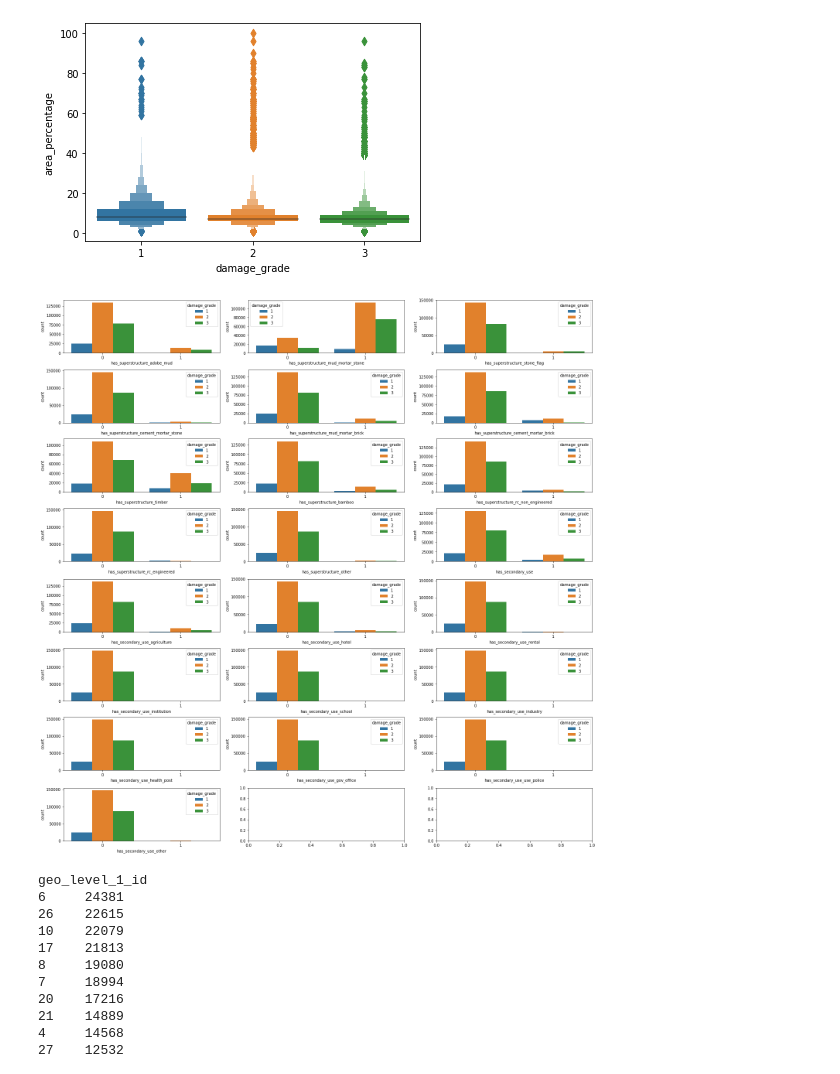
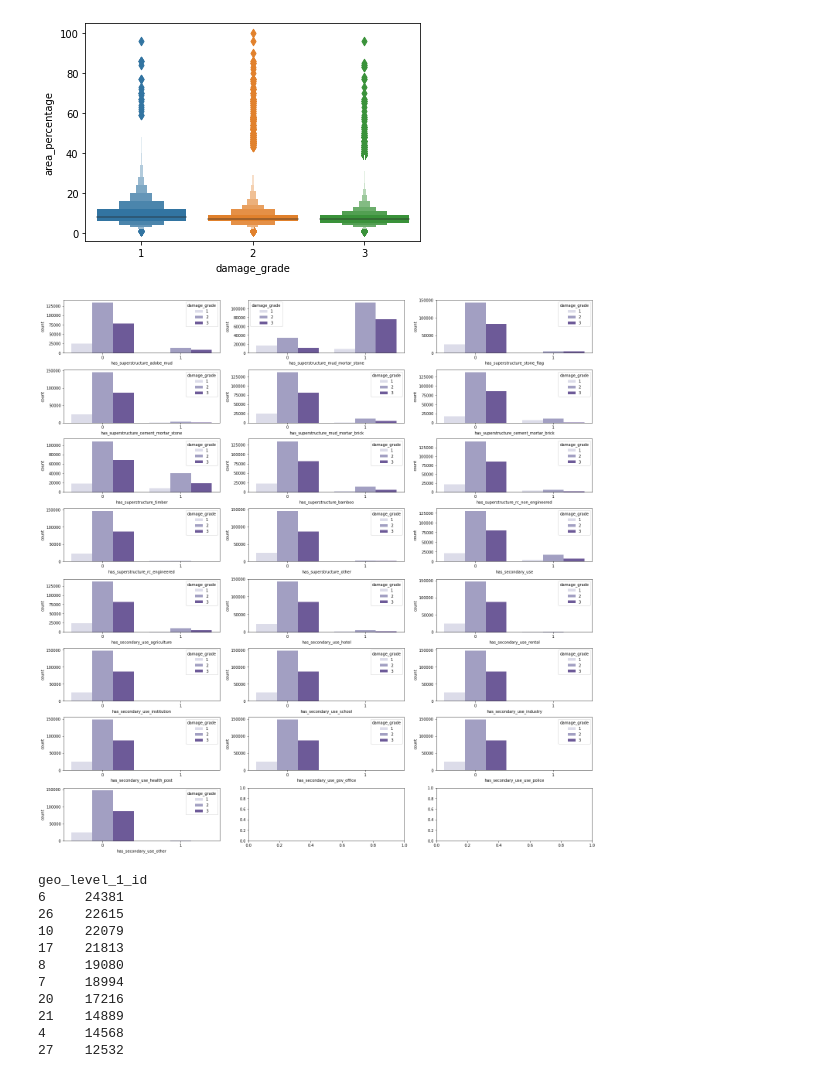
Before and after one commit to VandhanaV/Richetors-predictor-, a Jupyter notebook: RP.ipynb, the cells around one changed output. Cells and saved outputs as stored; diff of their text form; code cells hidden in the pictures.

```diff
--- a/RP.ipynb
+++ b/RP.ipynb
@@ -246,10 +256,3 @@ SS_mud_mortar_stone +ve cor with target and SS_cement_mortar_brick -ve cor with
 
 SS_mud_mortar_brick +ve with floor count, can be indication of strong foundation
 SS_rc +ve with area
-# %%
-#distribution of numeric columns with target
-
-fig, axes = plt.subplots(math.ceil(len(non_bin_cols) / 3), 3,constrained_layout=True, figsize=(20, 10))
-axes = axes.flatten()
-for ax,col in zip(axes,non_bin_cols):
-  sns.boxplot(df[col],y=df['damage_grade'],ax=ax)
@@ -270,9 +278,9 @@ sns.boxenplot(df['damage_grade'],df['area_percentage'])
 # %%
 fig,axes=plt.subplots(math.ceil(len(bin_cols)/3),3,constrained_layout=True,figsize=(20,20))
 ax=axes.flatten()
 for ax,col in zip(ax,bin_cols):
-  sns.countplot(df[col],hue=df['damage_grade'],ax=ax)
+  sns.countplot(df[col],hue=df['damage_grade'],ax=ax,palette = 'Purples')
 #Every dist has damage 2 as the most count
 # %% [output]
-[figure, old version]
+[figure, new version]
 # %%
```
Also changed, not shown: parts of 40 cells of this notebook.
